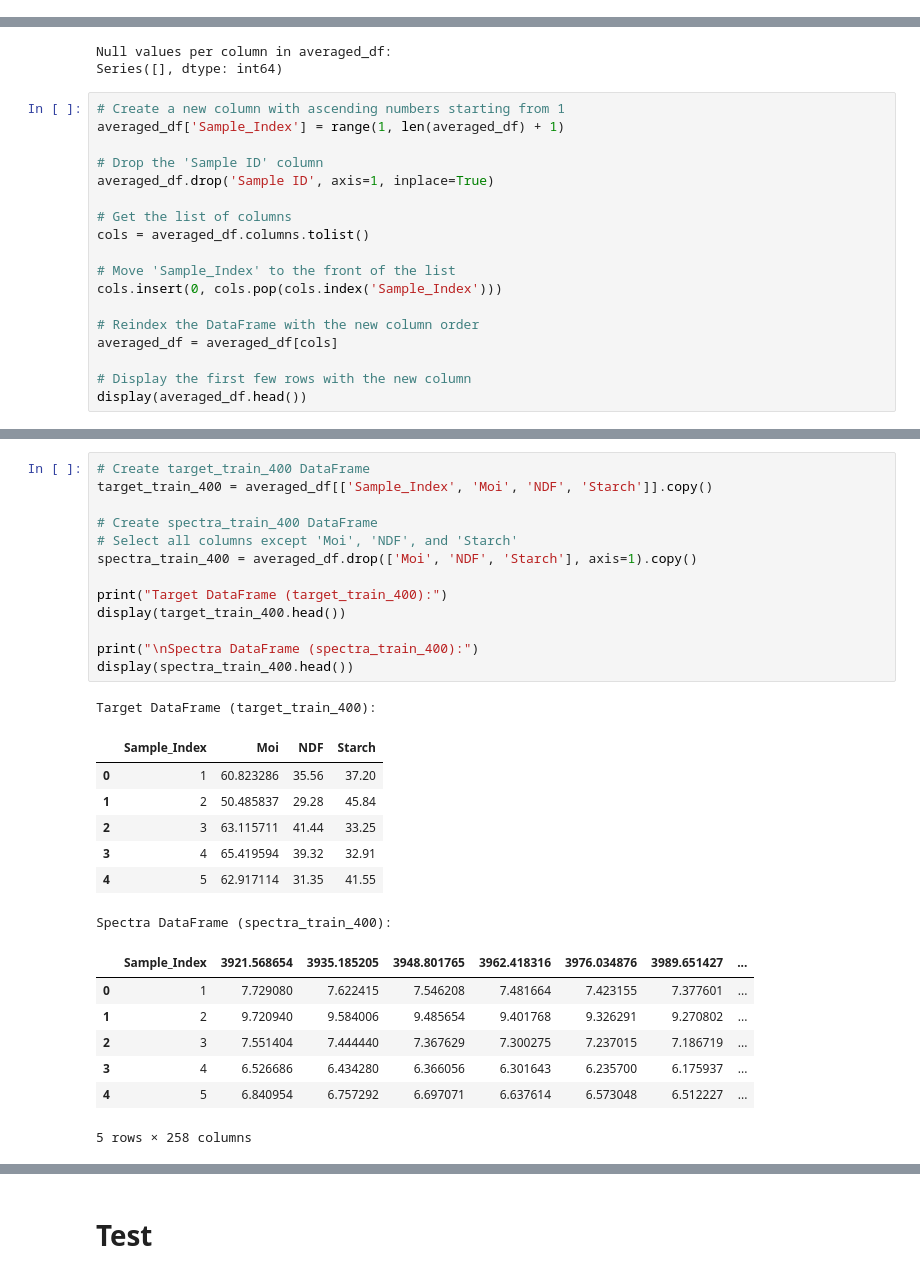
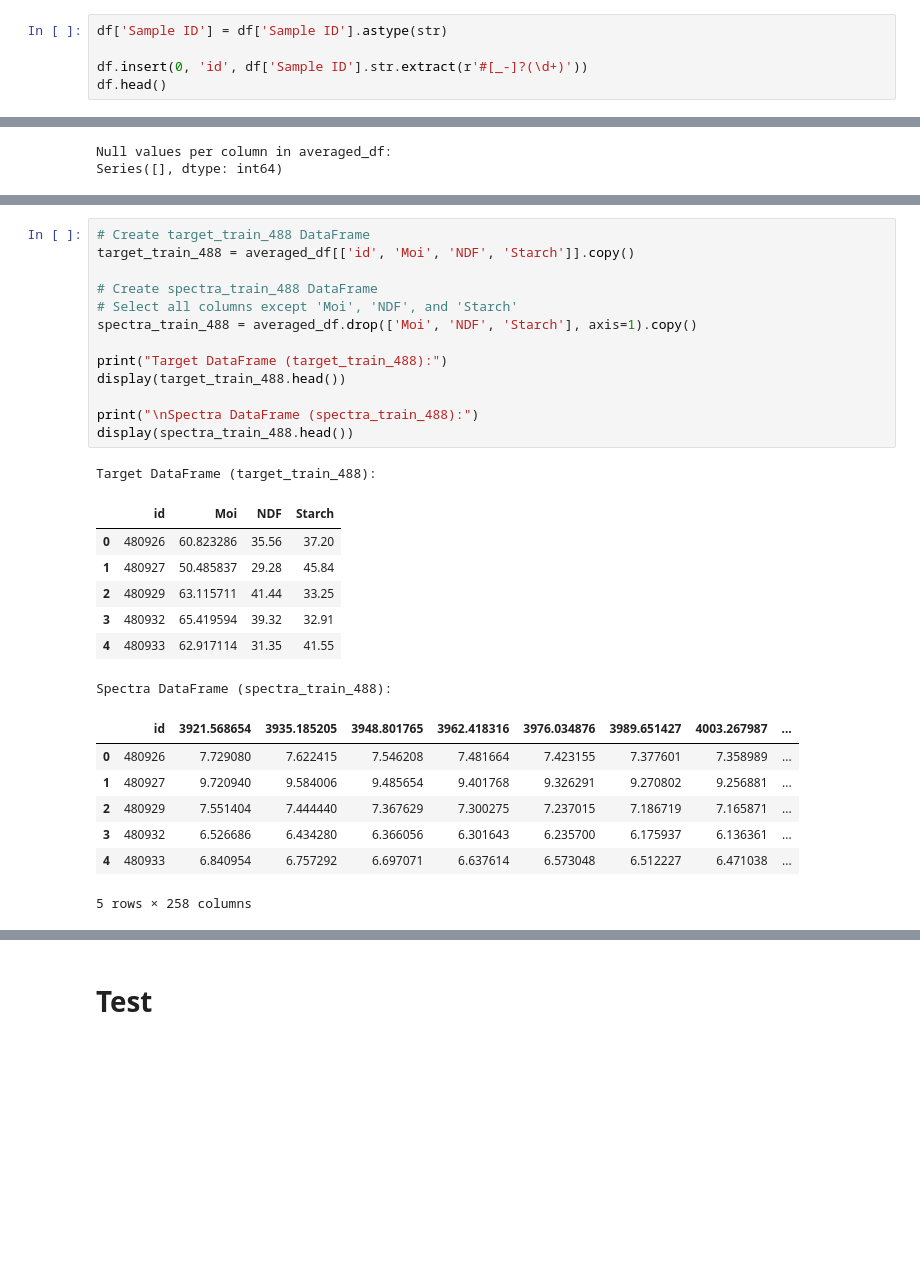
Before and after one commit to Raoina/Spectra-2-Image, a Jupyter notebook: notebooks/processing_dataset/siware_avg_preprocessing_train_data.ipynb, the cells around one changed output, grey strips where cells are left out. Cells and saved outputs as stored; diff of their text form; blank space fills up the shorter version.

```diff
--- a/notebooks/processing_dataset/siware_avg_preprocessing_train_data.ipynb
+++ b/notebooks/processing_dataset/siware_avg_preprocessing_train_data.ipynb
@@ -42,3 +43,8 @@ display(df.head())
 print(df.shape)
 # %% [output]
 (8163, 262)
+# %%
+df['Sample ID'] = df['Sample ID'].astype(str)
+
+df.insert(0, 'id', df['Sample ID'].str.extract(r'#[_-]?(\d+)'))
+df.head()
@@ -127,21 +145,3 @@ print(null_counts[null_counts > 0])
 # %% [output]
 Null values per column in averaged_df:
 Series([], dtype: int64)
-# %%
-# Create a new column with ascending numbers starting from 1
-averaged_df['Sample_Index'] = range(1, len(averaged_df) + 1)
-
-# Drop the 'Sample ID' column
-averaged_df.drop('Sample ID', axis=1, inplace=True)
-
-# Get the list of columns
-cols = averaged_df.columns.tolist()
-
-# Move 'Sample_Index' to the front of the list
-cols.insert(0, cols.pop(cols.index('Sample_Index')))
-
-# Reindex the DataFrame with the new column order
-averaged_df = averaged_df[cols]
-
-# Display the first few rows with the new column
-display(averaged_df.head())
@@ -156,30 +179,30 @@ display(averaged_df.head())
 # %%
-# Create target_train_400 DataFrame
-target_train_400 = averaged_df[['Sample_Index', 'Moi', 'NDF', 'Starch']].copy()
+# Create target_train_488 DataFrame
+target_train_488 = averaged_df[['id', 'Moi', 'NDF', 'Starch']].copy()
 
-# Create spectra_train_400 DataFrame
+# Create spectra_train_488 DataFrame
 # Select all columns except 'Moi', 'NDF', and 'Starch'
-spectra_train_400 = averaged_df.drop(['Moi', 'NDF', 'Starch'], axis=1).copy()
+spectra_train_488 = averaged_df.drop(['Moi', 'NDF', 'Starch'], axis=1).copy()
 
-print("Target DataFrame (target_train_400):")
-display(target_train_400.head())
+print("Target DataFrame (target_train_488):")
+display(target_train_488.head())
 
-print("\nSpectra DataFrame (spectra_train_400):")
-display(spectra_train_400.head())
+print("\nSpectra DataFrame (spectra_train_488):")
+display(spectra_train_488.head())
 # %% [output]
-Target DataFrame (target_train_400):
+Target DataFrame (target_train_488):
-|  | Sample_Index | Moi | NDF | Starch |
-| 0 | 1 | 60.823286 | 35.56 | 37.20 |
-| 1 | 2 | 50.485837 | 29.28 | 45.84 |
-| 2 | 3 | 63.115711 | 41.44 | 33.25 |
-| 3 | 4 | 65.419594 | 39.32 | 32.91 |
-| 4 | 5 | 62.917114 | 31.35 | 41.55 |
+|  | id | Moi | NDF | Starch |
+| 0 | 480926 | 60.823286 | 35.56 | 37.20 |
+| 1 | 480927 | 50.485837 | 29.28 | 45.84 |
+| 2 | 480929 | 63.115711 | 41.44 | 33.25 |
+| 3 | 480932 | 65.419594 | 39.32 | 32.91 |
+| 4 | 480933 | 62.917114 | 31.35 | 41.55 |
-Spectra DataFrame (spectra_train_400):
+Spectra DataFrame (spectra_train_488):
-|  | Sample_Index | 3921.568654 | 3935.185205 | 3948.801765 | 3962.418316 | 3976.034876 | 3989.651427 | ... |
-| 0 | 1 | 7.729080 | 7.622415 | 7.546208 | 7.481664 | 7.423155 | 7.377601 | ... |
-| 1 | 2 | 9.720940 | 9.584006 | 9.485654 | 9.401768 | 9.326291 | 9.270802 | ... |
-| 2 | 3 | 7.551404 | 7.444440 | 7.367629 | 7.300275 | 7.237015 | 7.186719 | ... |
-| 3 | 4 | 6.526686 | 6.434280 | 6.366056 | 6.301643 | 6.235700 | 6.175937 | ... |
-| 4 | 5 | 6.840954 | 6.757292 | 6.697071 | 6.637614 | 6.573048 | 6.512227 | ... |
+|  | id | 3921.568654 | 3935.185205 | 3948.801765 | 3962.418316 | 3976.034876 | 3989.651427 | 4003.267987 | ... |
+| 0 | 480926 | 7.729080 | 7.622415 | 7.546208 | 7.481664 | 7.423155 | 7.377601 | 7.358989 | ... |
+| 1 | 480927 | 9.720940 | 9.584006 | 9.485654 | 9.401768 | 9.326291 | 9.270802 | 9.256881 | ... |
+| 2 | 480929 | 7.551404 | 7.444440 | 7.367629 | 7.300275 | 7.237015 | 7.186719 | 7.165871 | ... |
+| 3 | 480932 | 6.526686 | 6.434280 | 6.366056 | 6.301643 | 6.235700 | 6.175937 | 6.136361 | ... |
+| 4 | 480933 | 6.840954 | 6.757292 | 6.697071 | 6.637614 | 6.573048 | 6.512227 | 6.471038 | ... |
 5 rows × 258 columns
 # %%
```
Also changed, not shown: parts of 14 cells of this notebook.
